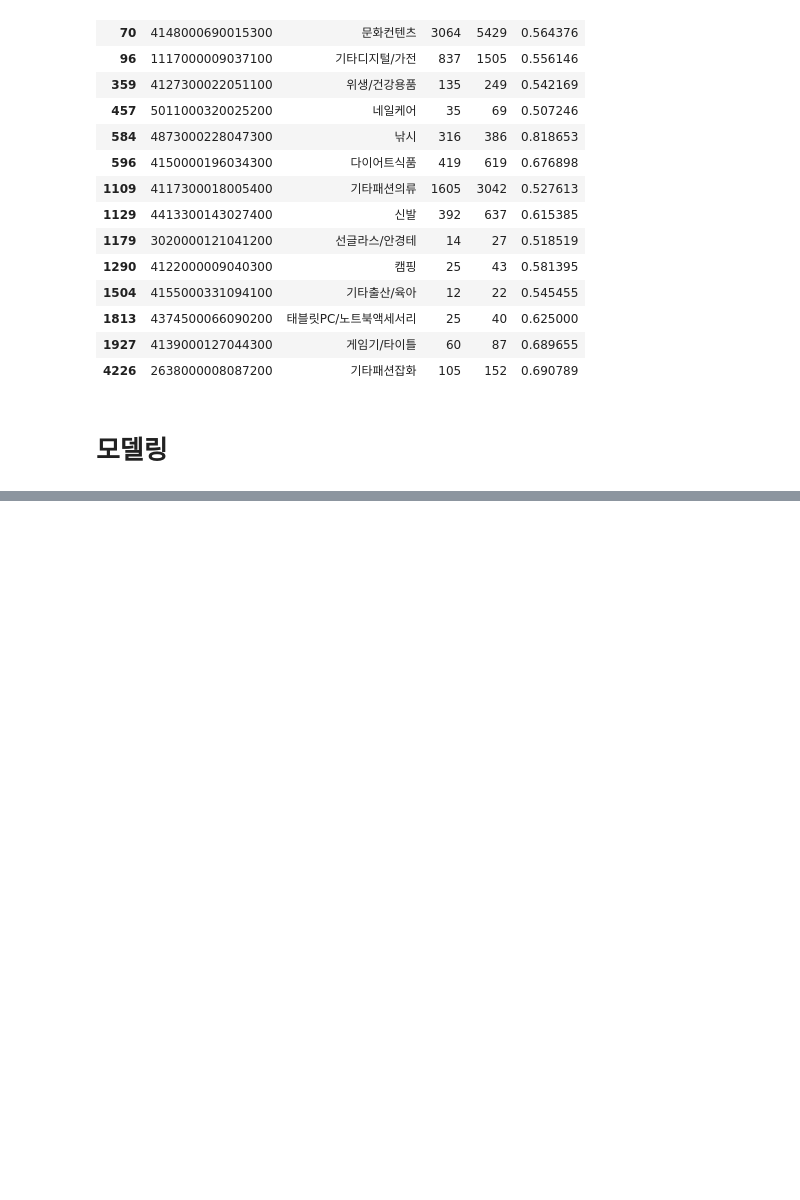
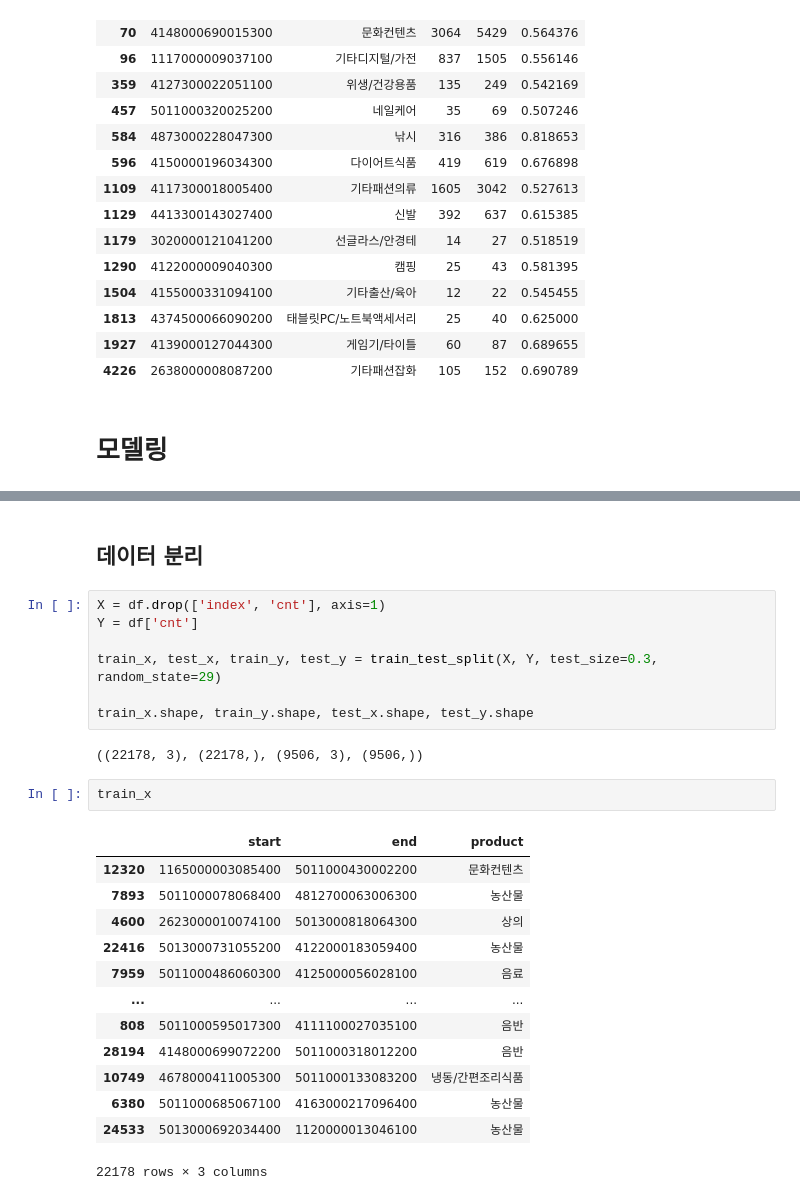
Before and after one commit to seonydg/ml-regression-logistics-distribution-forecast, a Jupyter notebook: Logistics Distribution Forecast Regression Analysis.ipynb, the cells around one changed output, grey strips where cells are left out. Cells and saved outputs as stored; diff of their text form; blank space fills up the shorter version.

```diff
--- a/Logistics Distribution Forecast Regression Analysis.ipynb
+++ b/Logistics Distribution Forecast Regression Analysis.ipynb
@@ -612,0 +624,27 @@ df_merge[df_merge['ratio'] > 0.5]
+# %% [markdown]
+## 데이터 분리
+# %%
+X = df.drop(['index', 'cnt'], axis=1)
+Y = df['cnt']
+
+train_x, test_x, train_y, test_y = train_test_split(X, Y, test_size=0.3, random_state=29)
+
+train_x.shape, train_y.shape, test_x.shape, test_y.shape
+# %% [output]
+((22178, 3), (22178,), (9506, 3), (9506,))
+# %%
+train_x
+# %% [output]
+|  | start | end | product |
+| 12320 | 1165000003085400 | 5011000430002200 | 문화컨텐츠 |
+| 7893 | 5011000078068400 | 4812700063006300 | 농산물 |
+| 4600 | 2623000010074100 | 5013000818064300 | 상의 |
+| 22416 | 5013000731055200 | 4122000183059400 | 농산물 |
+| 7959 | 5011000486060300 | 4125000056028100 | 음료 |
+| ... | ... | ... | ... |
+| 808 | 5011000595017300 | 4111100027035100 | 음반 |
+| 28194 | 4148000699072200 | 5011000318012200 | 음반 |
+| 10749 | 4678000411005300 | 5011000133083200 | 냉동/간편조리식품 |
+| 6380 | 5011000685067100 | 4163000217096400 | 농산물 |
+| 24533 | 5013000692034400 | 1120000013046100 | 농산물 |
+22178 rows × 3 columns
```
Also changed, not shown: parts of 21 cells of this notebook.
